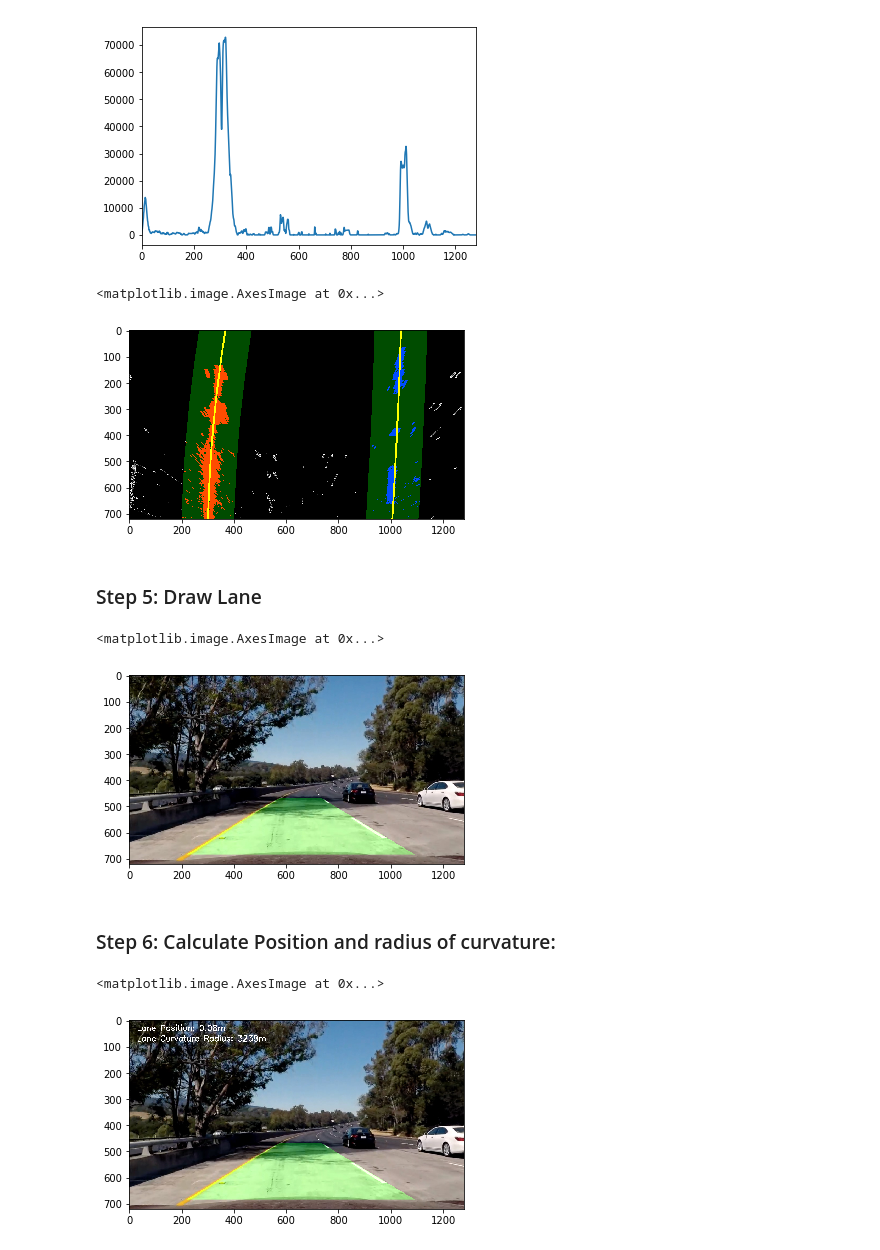
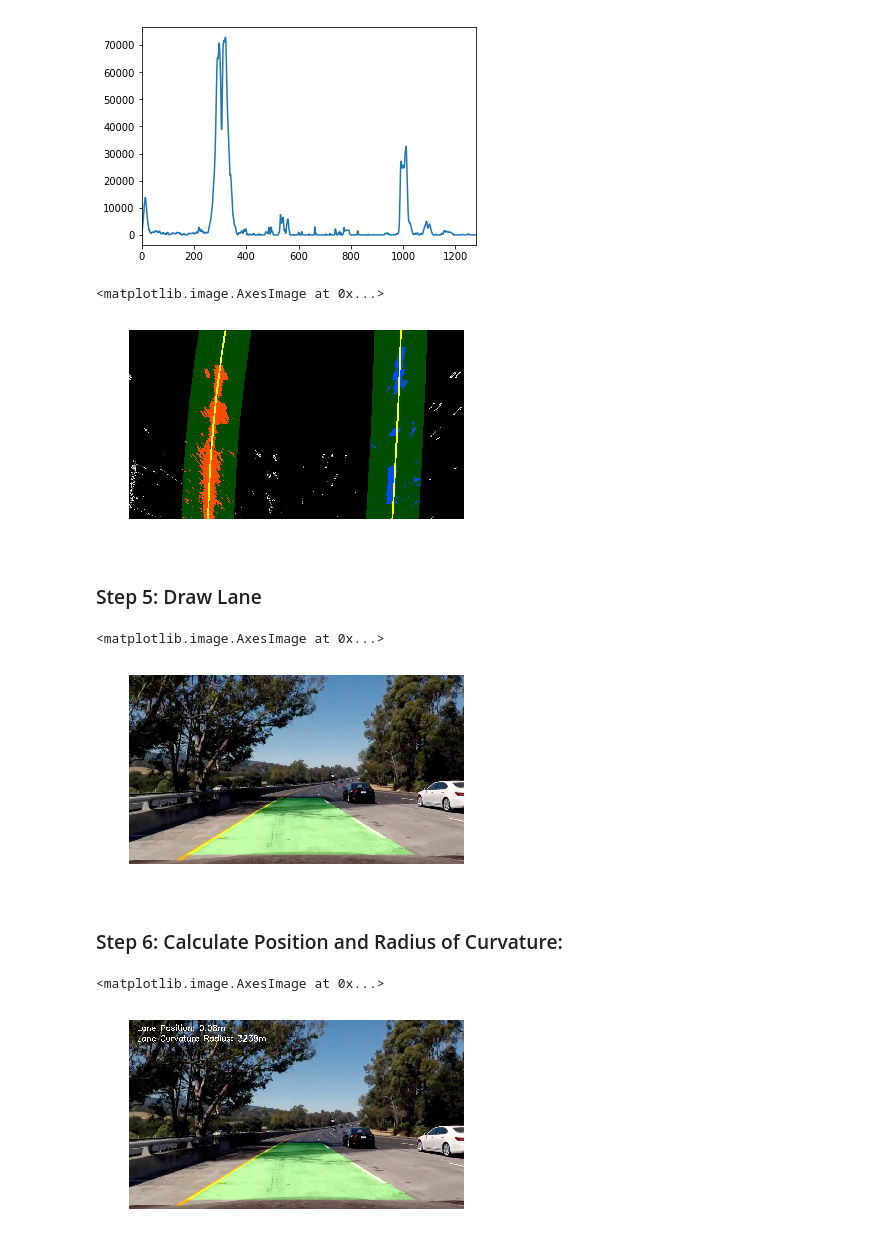
Before and after one commit to aboerzel/Advanced-Lane-Finding, a Jupyter notebook: AdvancedLaneFinding.ipynb, the cells around one changed output. Saved outputs shown, nothing was run; the diff lists cells and outputs as text; code cells hidden in the pictures.

```diff
--- a/AdvancedLaneFinding.ipynb
+++ b/AdvancedLaneFinding.ipynb
@@ -435,37 +438,39 @@ def search_around_last_fit(binary_warped):
 
 out_img, leftx, lefty, rightx, righty = search_around_last_fit(binary_warped)
 save_output_image(out_img, 'binary_warped_search_around_poly.jpg')
+plt.axis('off')
 plt.imshow(out_img)
 # %% [output]
 <matplotlib.image.AxesImage at 0x...>
-[figure, old version]
+[figure, new version]
 # %% [markdown]
 ### Step 5: Draw Lane
 # %%
 # Calculate polynomial fit based on detected pixels
 left_fit = np.polyfit(lefty, leftx, 2)
 right_fit = np.polyfit(righty, rightx, 2)
 
 ploty = np.linspace(0, binary_warped.shape[0] - 1, binary_warped.shape[0])
 left_fitx = left_fit[0] * ploty ** 2 + left_fit[1] * ploty + left_fit[2]
 rigth_fitx = right_fit[0] * ploty ** 2 + right_fit[1] * ploty + right_fit[2]
 
 # fill area between lanes
 pts_left = np.array([np.transpose(np.vstack([left_fitx, ploty]))])
 pts_right = np.array([np.flipud(np.transpose(np.vstack([rigth_fitx, ploty])))])
 pts = np.hstack((pts_left, pts_right))
 lanes_img = np.zeros_like(undist).astype(np.uint8)
 cv2.fillPoly(lanes_img, np.int_([pts]), color=(0, 255, 0))
 
 unwarped_lanes_img = unwarp(lanes_img)
 output_img = cv2.addWeighted(undist, 1, unwarped_lanes_img, 0.3, 0)
 save_output_image(output_img, 'lane.jpg')
+plt.axis('off')
 plt.imshow(output_img)
 # %% [output]
 <matplotlib.image.AxesImage at 0x...>
-[figure, old version]
+[figure, new version]
 # %% [markdown]
-### Step 6: Calculate Position and radius of curvature:
+### Step 6: Calculate Position and Radius of Curvature:
 # %%
 def get_x_at_y(line_fit, line_y):
         poly = np.poly1d(line_fit)
@@ -509,7 +514,9 @@ lane_curvature = "Lane Curvature Radius: {:d}m".format(int(round(curve_radius)))
 font = cv2.FONT_HERSHEY_SIMPLEX
 cv2.putText(output_img, lane_position, (30, 40), font, 1, (255, 255, 255), 2)
 cv2.putText(output_img, lane_curvature, (30, 80), font, 1, (255, 255, 255), 2)
+save_output_image(output_img, 'final_image.jpg')
+plt.axis('off')
 plt.imshow(output_img)
 # %% [output]
 <matplotlib.image.AxesImage at 0x...>
-[figure, old version]
+[figure, new version]
```
Also changed, not shown: parts of 8 cells of this notebook.
